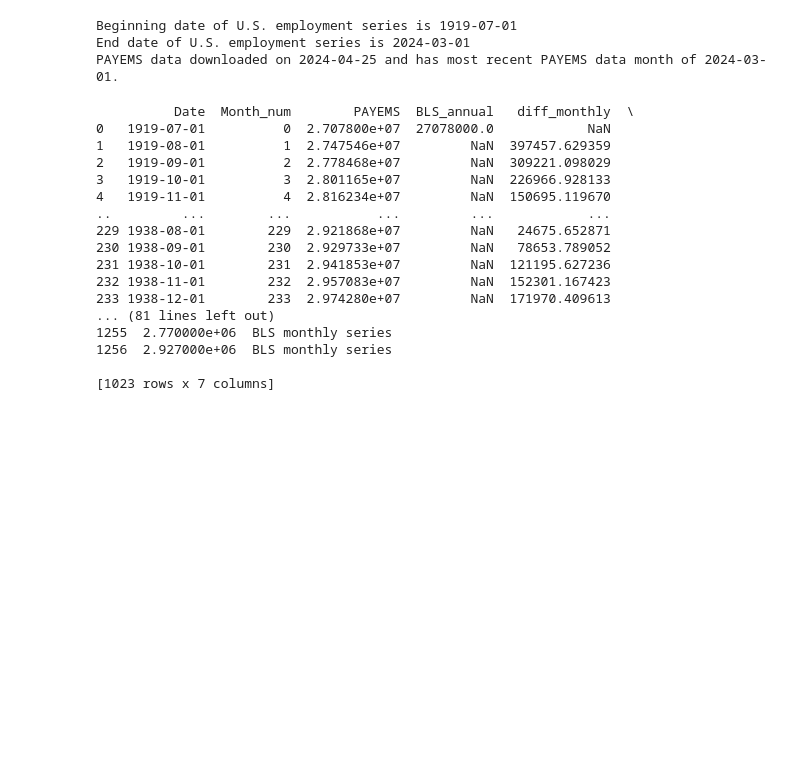
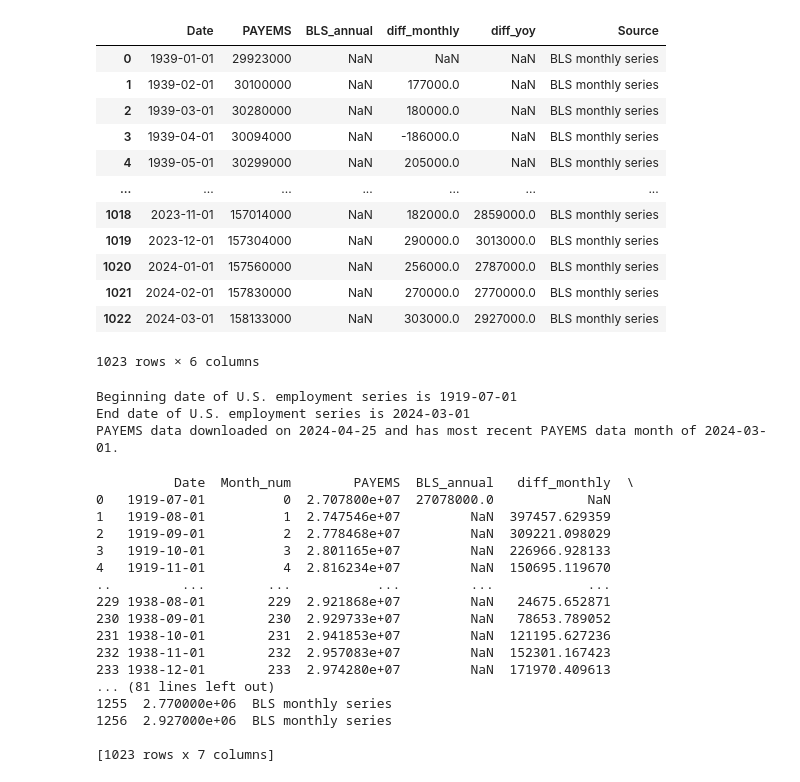
Before and after one commit to OpenSourceEcon/usempl-plots, a Jupyter notebook: usempl_plots/junk.ipynb, the cells around one changed output. Drawn from its saved outputs; the diff is of its cells as text; code cells hidden in the pictures; blank space fills up the shorter version.

```diff
--- a/usempl_plots/junk.ipynb
+++ b/usempl_plots/junk.ipynb
@@ -26,0 +17,9 @@ from usempl_plots.get_payems import get_payems_data
+# %%
+start_date = "min"
+end_date = "max"
+download_from_internet = True
+fig_title_str = (
+    "US employment streaks: consecutive positive monthly gains and " +
+    "cumulative employment gains, 1939 to 2024"
+)
+html_show = True
@@ -27,3 +96,19 @@ from usempl_plots.get_payems import get_payems_data
+# %%
+usempl_df
+# %% [output]
+|  | Date | PAYEMS | BLS_annual | diff_monthly | diff_yoy | Source |
+| 0 | 1939-01-01 | 29923000 | NaN | NaN | NaN | BLS monthly series |
+| 1 | 1939-02-01 | 30100000 | NaN | 177000.0 | NaN | BLS monthly series |
+| 2 | 1939-03-01 | 30280000 | NaN | 180000.0 | NaN | BLS monthly series |
+| 3 | 1939-04-01 | 30094000 | NaN | -186000.0 | NaN | BLS monthly series |
+| 4 | 1939-05-01 | 30299000 | NaN | 205000.0 | NaN | BLS monthly series |
+| ... | ... | ... | ... | ... | ... | ... |
+| 1018 | 2023-11-01 | 157014000 | NaN | 182000.0 | 2859000.0 | BLS monthly series |
+| 1019 | 2023-12-01 | 157304000 | NaN | 290000.0 | 3013000.0 | BLS monthly series |
+| 1020 | 2024-01-01 | 157560000 | NaN | 256000.0 | 2787000.0 | BLS monthly series |
+| 1021 | 2024-02-01 | 157830000 | NaN | 270000.0 | 2770000.0 | BLS monthly series |
+| 1022 | 2024-03-01 | 158133000 | NaN | 303000.0 | 2927000.0 | BLS monthly series |
+1023 rows × 6 columns
 # %%
 start_date = 'min'
 end_date = 'max'
```
Also changed, not shown: parts of 3 cells of this notebook, 1 other file.
